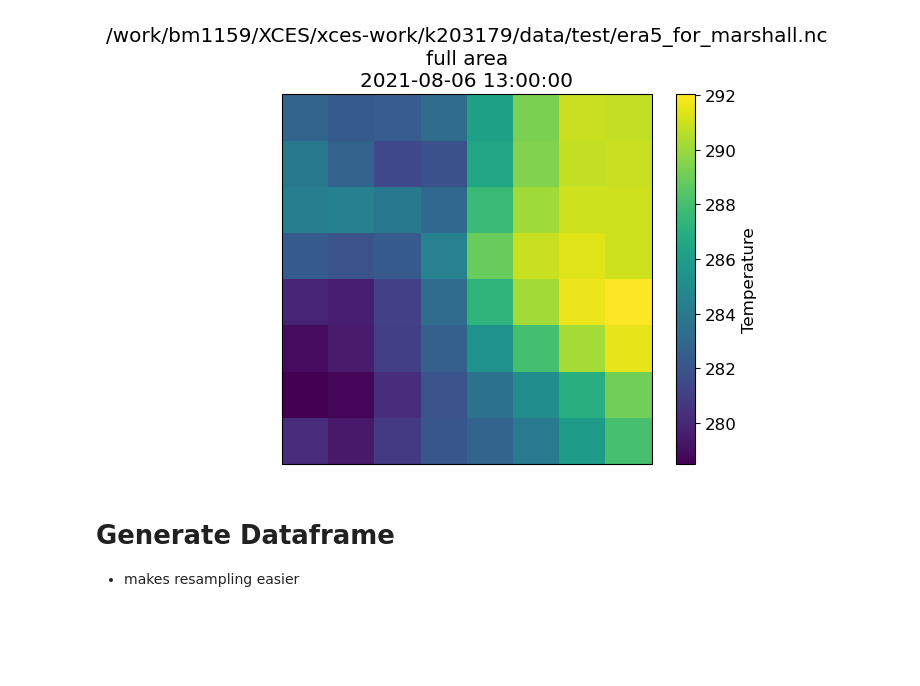
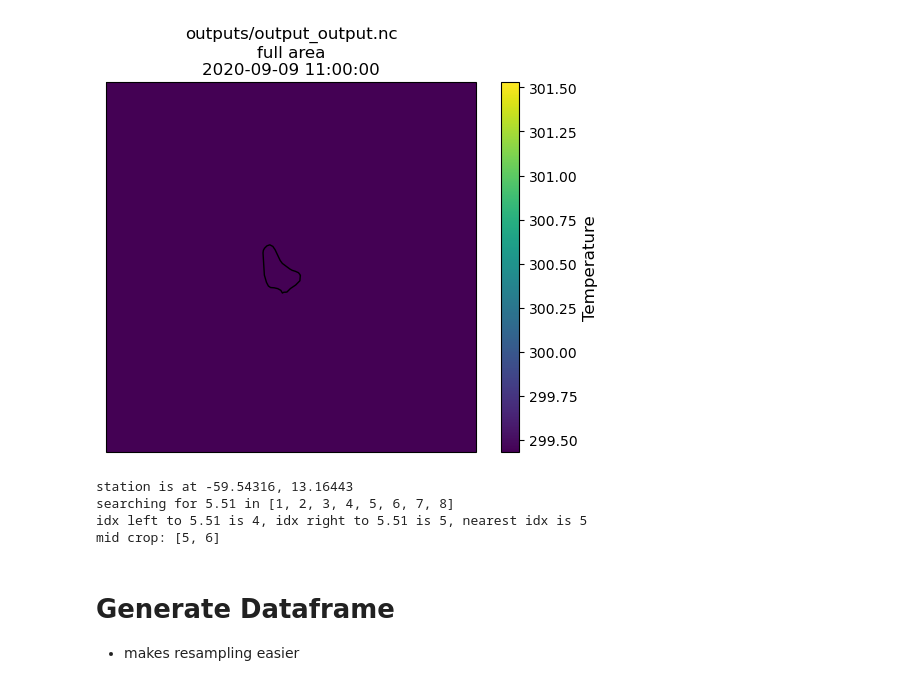
Before and after one commit to TimoWacke/BachelorThesis, a Jupyter notebook: station_reconstruct/evaluate_station_model.ipynb, the cells around one changed output. Saved outputs shown, nothing was run; the diff lists cells and outputs as text; code cells hidden in the pictures; blank space fills up the shorter version.

```diff
--- a/station_reconstruct/evaluate_station_model.ipynb
+++ b/station_reconstruct/evaluate_station_model.ipynb
@@ -39,0 +25,19 @@ plotter.plot()
+# %%
+
+
+test_folder_path = "/work/bm1159/XCES/xces-work/k203179/data/test"
+reconstructed_folder_path = "outputs/output_output.nc"
+era5_file = f"{test_folder_path}/era5_for_{station_name.lower()}.nc"
+
+from utils import DataSet, DatasetPlotter
+import numpy as np
+
+# plot era5 and output at timesteps [x, ...]
+plot_timesteps = [1000]
+
+era5_ds = DataSet(era5_file)
+output_ds = DataSet(reconstructed_folder_path)
+
+vmin = min(
+    era5_ds.
+)
@@ -40,8 +51,14 @@ plotter.plot()
 # %%
-ds = DataSet(f"/work/bm1159/XCES/xces-work/k203179/data/test/era5_for_{station_name.lower()}.nc")
-plotter = DatasetPlotter(ds)
-plotter.time_index_list = [5000]
+plotter = DatasetPlotter(output_ds)
+plotter.time_index_list = plot_timesteps
+
+
+# get min and max out of era5 at first timestep
+era5_xarray_tmp = xr.open_dataset(f"/work/bm1159/XCES/xces-work/k203179/data/test/era5_for_{station_name.lower()}.nc")
+plotter.vmin = vmin
+plotter.vmax = vmax
+
 plotter.plot()
 # %% [output]
-[figure, old version]
+[figure, new version]
 # %%
@@ -50 +67,28 @@ reality_data = xr.open_dataset(test_folder_path + f"/reality_{station_name.lower
+# %%
+# get coordinates from measurements nc file
+import numpy as np
+
+station_lon, station_lat = measurements_data.lon.values[0], measurements_data.lat.values[0]
+print(f"station is at {station_lon}, {station_lat}")
+
+# get nearest coordinates in era5
+def get_left_right_nearest_elem_in_sorted_array(array, value):
+    length = len(array)
+    left = len(list(filter(lambda x: x <= value, array))) - 1
+    right = length - len(list(filter(lambda x: x >= value, array)))
+    nearest = min(left, right, key=lambda x: abs(array[x] - value))
+    return left, right, nearest
+
+test_array = [1, 2, 3, 4, 5, 6, 7, 8]
+test_search = 5.51
+
+print(f"searching for {test_search} in {test_array}")
+left_idx, right_idx, nearest_idx =  get_left_right_nearest_elem_in_sorted_array(test_array, test_search)
+print(f"idx left to {test_search} is {left_idx}, idx right to {test_search} is {right_idx}, nearest idx is {nearest_idx}")
+print(f"mid crop: {test_array[left_idx:right_idx+1]}")
+# %% [output]
+station is at -59.54316, 13.16443
+searching for 5.51 in [1, 2, 3, 4, 5, 6, 7, 8]
+idx left to 5.51 is 4, idx right to 5.51 is 5, nearest idx is 5
+mid crop: [5, 6]
 # %%
```
Also changed, not shown: parts of 20 cells of this notebook, 19 other files.
